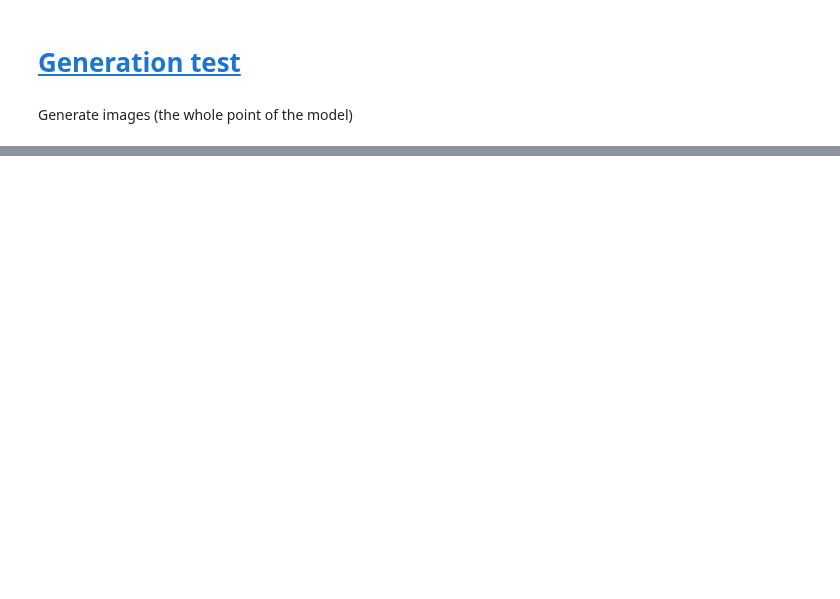
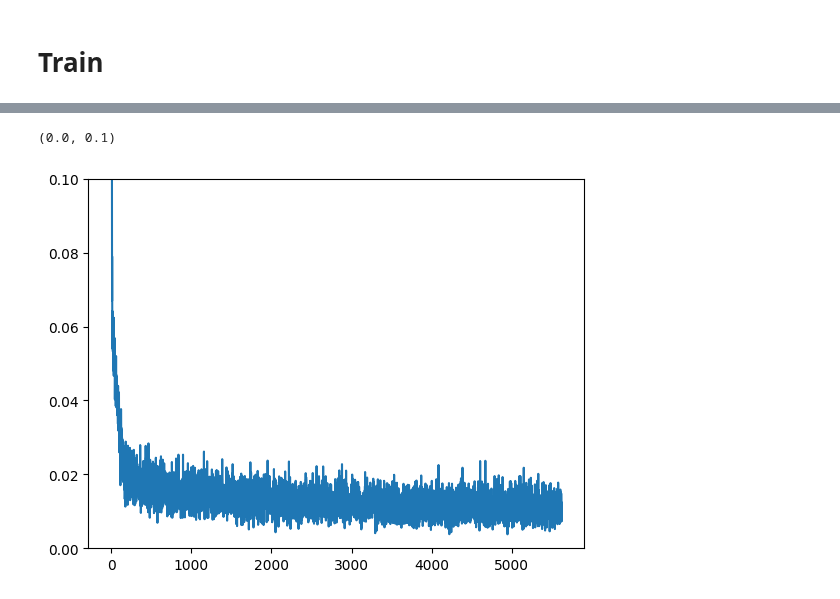
Before and after one commit to ShlomiRex/final_project, a Jupyter notebook: new/train2.ipynb, the cells around one changed output, grey strips where cells are left out. Saved outputs shown, nothing was run; the diff lists cells and outputs as text; code cells hidden in the pictures; blank space fills up the shorter version.

```diff
--- a/new/train2.ipynb
+++ b/new/train2.ipynb
@@ -138,0 +33,6 @@ Equation (3): instead of iteratively adding noise, we do it in one single step (
+# %%
+def corrupt(x, amount):
+  """Corrupt the input `x` by mixing it with noise according to `amount`"""
+  noise = torch.rand_like(x)
+  amount = amount.view(-1, 1, 1, 1) # Sort shape so broadcasting works
+  return x*(1-amount) + noise*amount
@@ -884,2 +389,0 @@ if os.name == 'nt':
-# %% [markdown]
-# <a id='toc18_'></a>[Generation test](#toc0_)
@@ -935,2 +389,0 @@ if os.name == 'nt':
-# %% [markdown]
-Generate images (the whole point of the model)
@@ -939,0 +390,67 @@ img.shape
+# %% [markdown]
+# Train
+# %%
+model = Model()
+model.to(device)
+
+num_of_params = sum([p.numel() for p in model.parameters()])
+
+print("Number of trainable parameters in the model: " + str(f"{num_of_params:,}"))
+
+# Our loss function
+loss_fn = nn.MSELoss()
+
+# The optimizer
+opt = torch.optim.Adam(model.parameters(), lr=LR)
+
+# Keeping a record of the losses for later viewing
+losses = []
+
+# Reset dataloader
+train_dataloader = DataLoader(dataset, batch_size=BATCH_SIZE, shuffle=True)
+
+# Noise scheduler
+sched = DDPMScheduler(T)
+# sched.to(device)
+
+# The training loop
+for epoch in range(NUM_EPOCHS):
+
+    for x, y in train_dataloader:
+        # Skip last batch which can be of different length
+        if x.shape[0] != BATCH_SIZE:
+            continue
+
+        # Get some data and prepare the corrupted version
+        x = F.pad(x, (2, 2, 2, 2)).to(device)
+
+        # Add noise
+        # noise = torch.randn_like(x).to(device)
+        # t = torch.randint(1, T, (BATCH_SIZE, )).to(device)
+        # noisy_x = sched.add_noise(x, noise, t)
+
+        amount = torch.rand(x.shape[0]).to(device)
+        noisy_x = corrupt(x, amount)
+
+        # Get the model prediction
+        pred = model.unet.forward(noisy_x, None)
+
+        # Calculate the loss
+        loss = loss_fn(pred, x) # We try to predict the clean image X from noisy images. This is x_0 prediction, not epsilon-prediction.
+
+        # Backprop and update the params:
+        opt.zero_grad()
+        loss.backward()
+        opt.step()
+
+        # Store the loss for later
+        losses.append(loss.item())
+
+    # Print our the average of the loss values for this epoch:
+    avg_loss = sum(losses[-len(train_dataloader):])/len(train_dataloader)
+    print(f'Finished epoch {epoch}. Average loss for this epoch: {avg_loss:05f}')
+
+# View the loss curve
+plt.plot(losses)
+plt.ylim(0, 0.1)
+# %% [output]
@@ -939,0 +461,2 @@ img.shape
+(0.0, 0.1)
+[figure, added]
```
Also changed, not shown: parts of 68 cells of this notebook, 1 other file.
